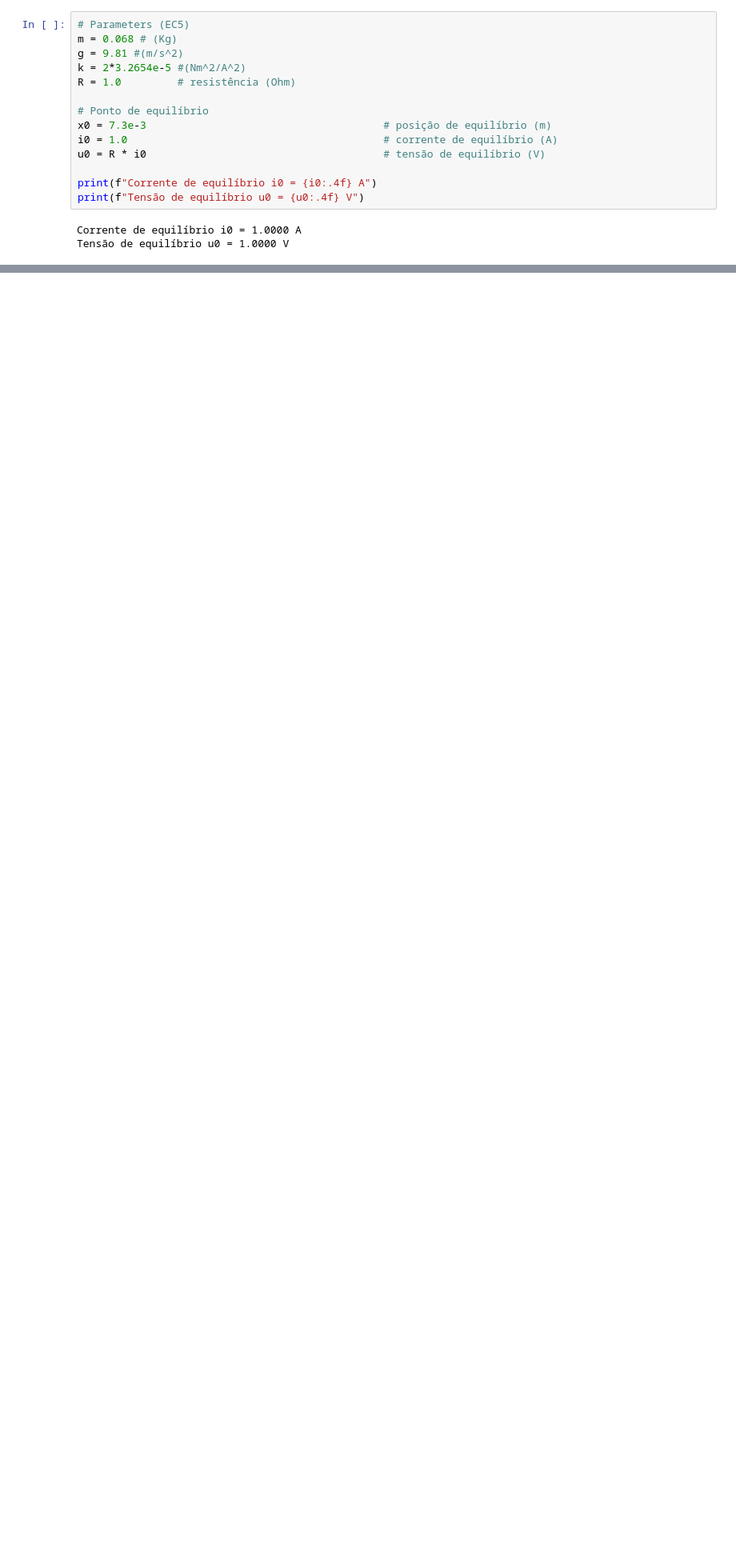
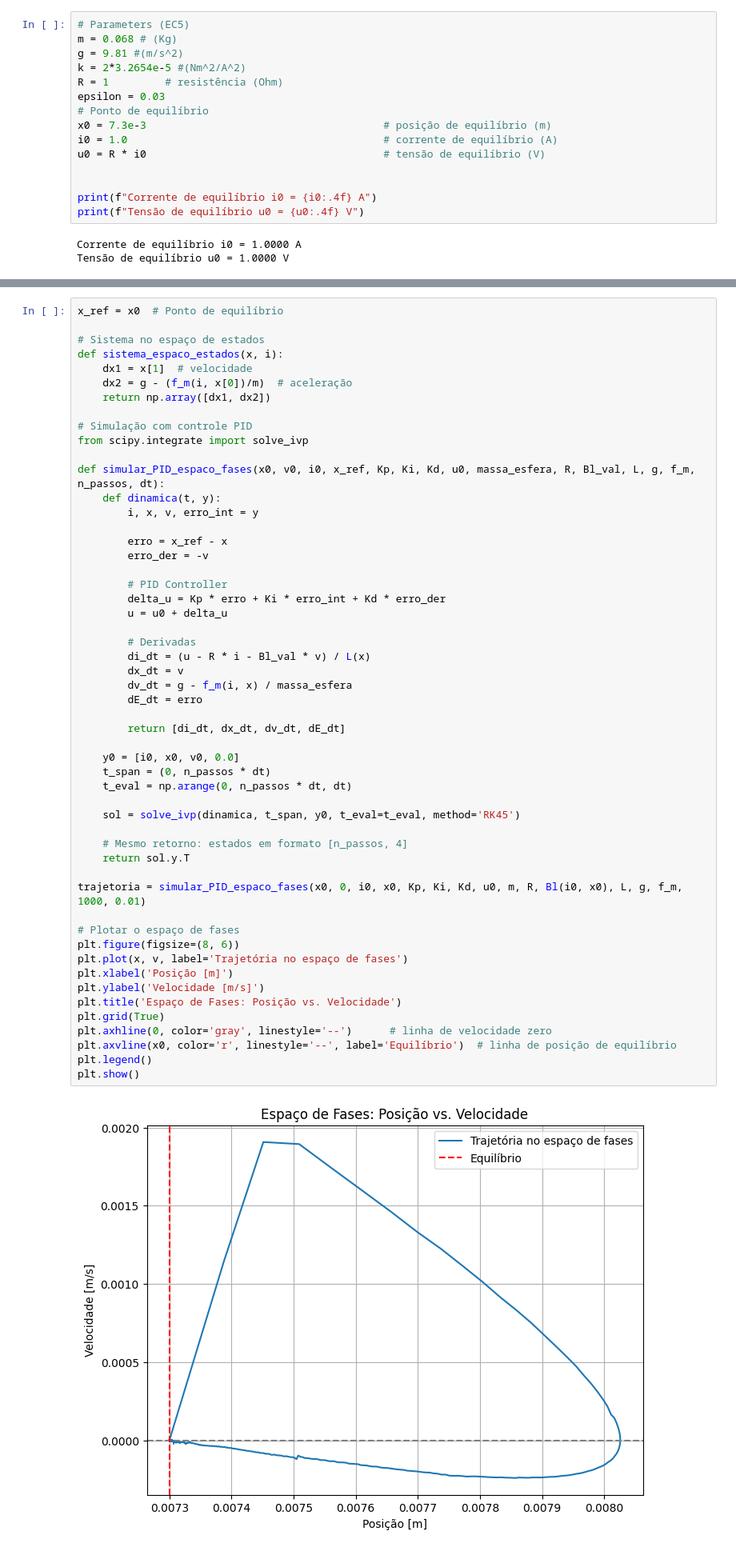
Before and after one commit to ArthurMesan/MSM, a Jupyter notebook: TP1/parte1.ipynb, the cells around one changed output, grey strips where cells are left out. Shown at 80% size. Drawn from its saved outputs; the diff is of its cells as text; blank space fills up the shorter version.

Commit message:
Espaço de fases

```diff
--- a/TP1/parte1.ipynb
+++ b/TP1/parte1.ipynb
@@ -7,13 +7,14 @@ from scipy.integrate import solve_ivp
 m = 0.068 # (Kg)
 g = 9.81 #(m/s^2)
 k = 2*3.2654e-5 #(Nm^2/A^2)
-R = 1.0         # resistência (Ohm)
-
+R = 1         # resistência (Ohm)
+epsilon = 0.03
 # Ponto de equilíbrio
 x0 = 7.3e-3                                      # posição de equilíbrio (m)
 i0 = 1.0                                         # corrente de equilíbrio (A)
 u0 = R * i0                                      # tensão de equilíbrio (V)
 
+
 print(f"Corrente de equilíbrio i0 = {i0:.4f} A")
 print(f"Tensão de equilíbrio u0 = {u0:.4f} V")
 # %% [output]
@@ -98,0 +100,55 @@ plt.show()
+# %%
+x_ref = x0  # Ponto de equilíbrio
+
+# Sistema no espaço de estados
+def sistema_espaco_estados(x, i):
+    dx1 = x[1]  # velocidade
+    dx2 = g - (f_m(i, x[0])/m)  # aceleração
+    return np.array([dx1, dx2])
+
+# Simulação com controle PID
+from scipy.integrate import solve_ivp
+
+def simular_PID_espaco_fases(x0, v0, i0, x_ref, Kp, Ki, Kd, u0, massa_esfera, R, Bl_val, L, g, f_m, n_passos, dt):
+    def dinamica(t, y):
+        i, x, v, erro_int = y
+
+        erro = x_ref - x
+        erro_der = -v
+
+        # PID Controller
+        delta_u = Kp * erro + Ki * erro_int + Kd * erro_der
+        u = u0 + delta_u
+
+        # Derivadas
+        di_dt = (u - R * i - Bl_val * v) / L(x)
+        dx_dt = v
+        dv_dt = g - f_m(i, x) / massa_esfera
+        dE_dt = erro
+
+        return [di_dt, dx_dt, dv_dt, dE_dt]
+
+    y0 = [i0, x0, v0, 0.0]
+    t_span = (0, n_passos * dt)
+    t_eval = np.arange(0, n_passos * dt, dt)
+
+    sol = solve_ivp(dinamica, t_span, y0, t_eval=t_eval, method='RK45')
+
+    # Mesmo retorno: estados em formato [n_passos, 4]
+    return sol.y.T
+
+trajetoria = simular_PID_espaco_fases(x0, 0, i0, x0, Kp, Ki, Kd, u0, m, R, Bl(i0, x0), L, g, f_m, 1000, 0.01)
+
+# Plotar o espaço de fases
+plt.figure(figsize=(8, 6))
+plt.plot(x, v, label='Trajetória no espaço de fases')
+plt.xlabel('Posição [m]')
+plt.ylabel('Velocidade [m/s]')
+plt.title('Espaço de Fases: Posição vs. Velocidade')
+plt.grid(True)
+plt.axhline(0, color='gray', linestyle='--')      # linha de velocidade zero
+plt.axvline(x0, color='r', linestyle='--', label='Equilíbrio')  # linha de posição de equilíbrio
+plt.legend()
+plt.show()
+# %% [output]
+[figure, added]
```
Also changed, not shown: parts of 1 cell of this notebook.
